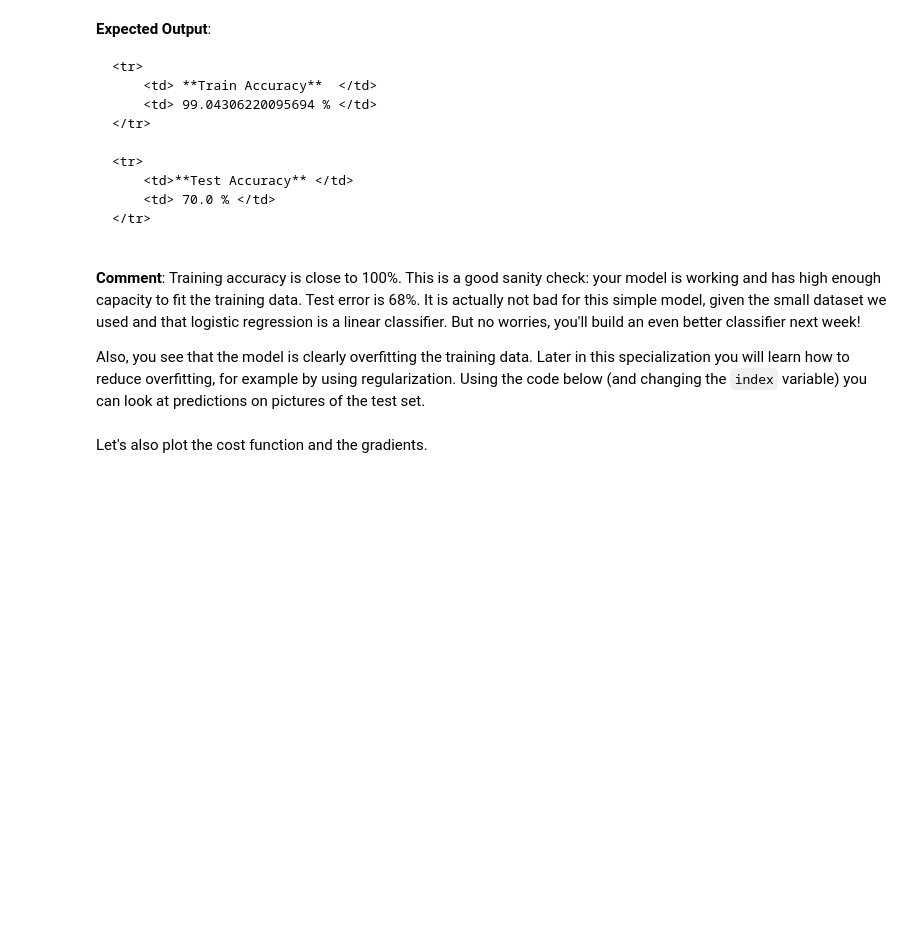
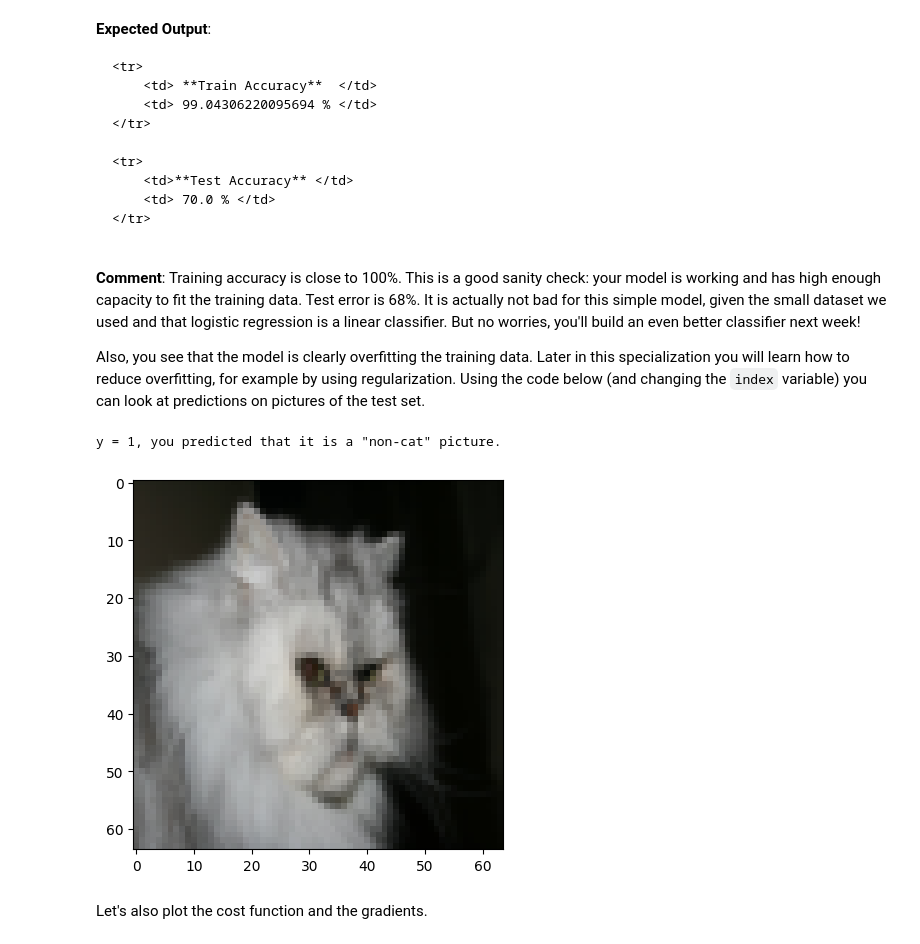
Before and after one commit to Lawan-Poudyal/deep-learining, a Jupyter notebook: part 1/assignment2_2.ipynb, the cells around one changed output. Saved outputs shown, nothing was run; the diff lists cells and outputs as text; code cells hidden in the pictures; blank space fills up the shorter version.

Commit message:
tried the model with my  images

```diff
--- a/part 1/assignment2_2.ipynb
+++ b/part 1/assignment2_2.ipynb
@@ -696,9 +696,12 @@ test accuracy: 70.0 %
 Also, you see that the model is clearly overfitting the training data. Later in this specialization you will learn how to reduce overfitting, for example by using regularization. Using the code below (and changing the `index` variable) you can look at predictions on pictures of the test set.
 # %%
 # Example of a picture that was wrongly classified.
-index = 1
+index = 10
 plt.imshow(test_set_x[:,index].reshape((num_px, num_px, 3)))
 print ("y = " + str(test_set_y[0,index]) + ", you predicted that it is a \"" + classes[int(d["Y_prediction_test"][0,index])].decode("utf-8") +  "\" picture.")
+# %% [output]
+y = 1, you predicted that it is a "non-cat" picture.
+[figure, added]
 # %% [markdown]
 Let's also plot the cost function and the gradients.
 # %%
```
Also changed, not shown: parts of 6 cells of this notebook.
